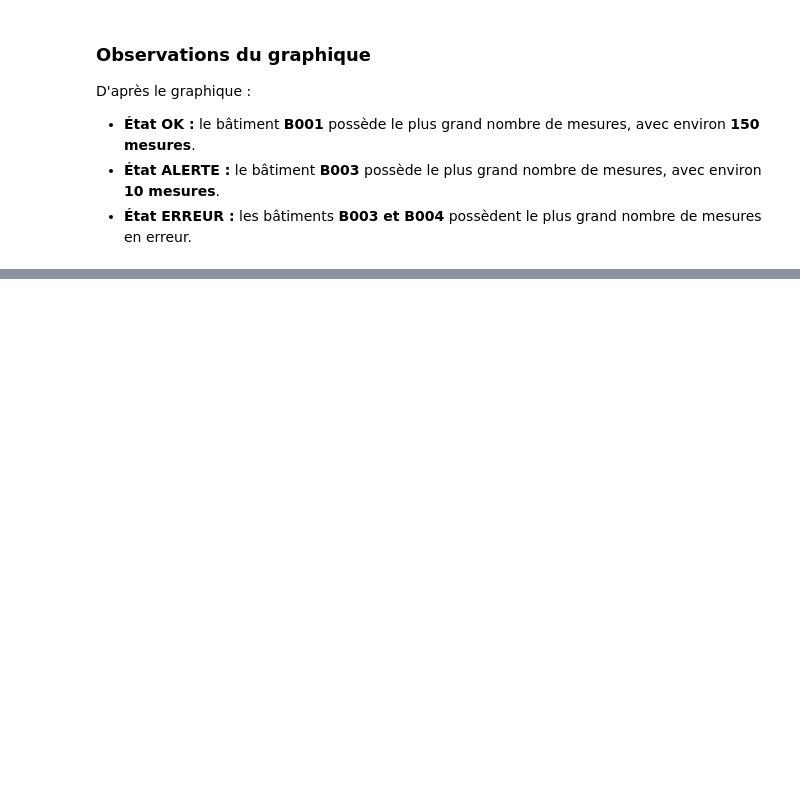
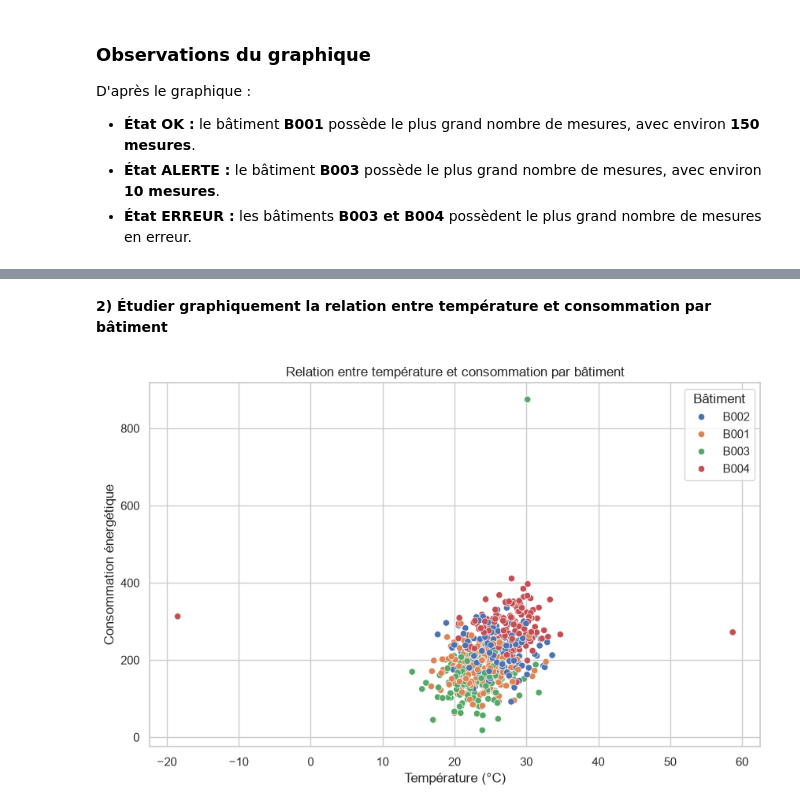
Before and after one commit to galassmyname/Atelier-Seaborn, a Jupyter notebook: atelier_seaborn_iot/notebooks/atelier_seaborn_iot.ipynb, the cells around one changed output, grey strips where cells are left out. Drawn from its saved outputs; the diff is of its cells as text; code cells hidden in the pictures; blank space fills up the shorter version.

```diff
--- a/atelier_seaborn_iot/notebooks/atelier_seaborn_iot.ipynb
+++ b/atelier_seaborn_iot/notebooks/atelier_seaborn_iot.ipynb
@@ -336,0 +353,12 @@ D'après le graphique :
+# %% [markdown]
+**2) Étudier graphiquement la relation entre température et consommation par bâtiment**
+# %%
+plt.figure(figsize=(10, 6))
+sns.scatterplot(data=df, x="temperature", y="consommation", hue="batiment")
+plt.title("Relation entre température et consommation par bâtiment")
+plt.xlabel("Température (°C)")
+plt.ylabel("Consommation énergétique")
+plt.legend(title="Bâtiment")
+plt.show()
+# %% [output]
+[figure, added]
```
Also changed, not shown: parts of 6 cells of this notebook.
